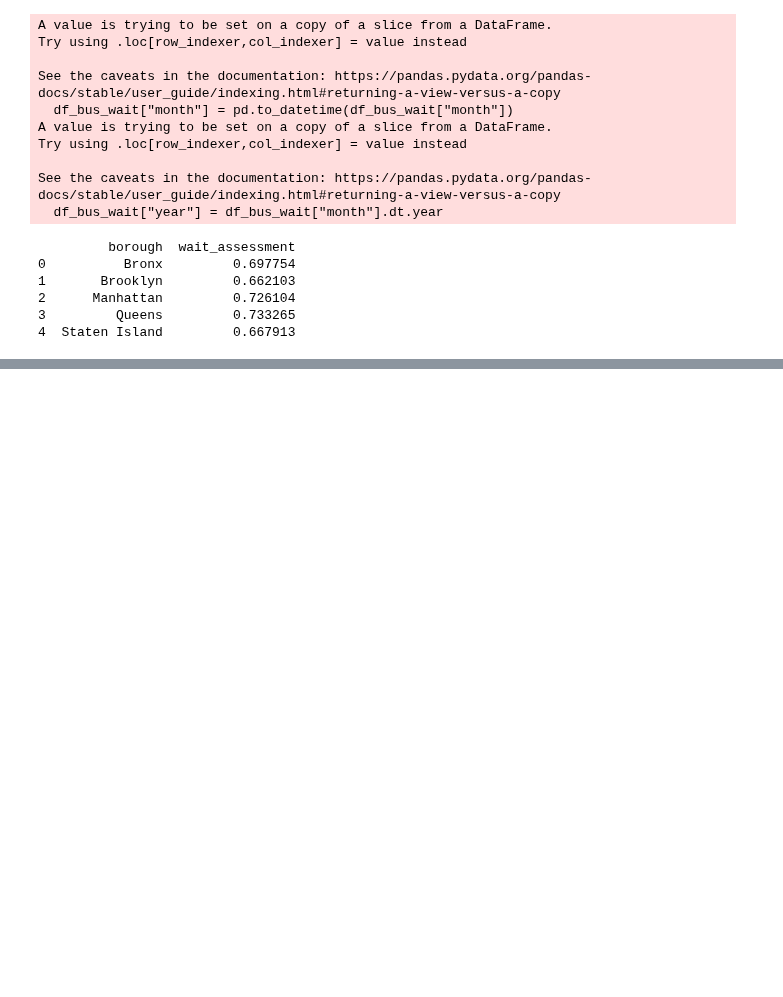
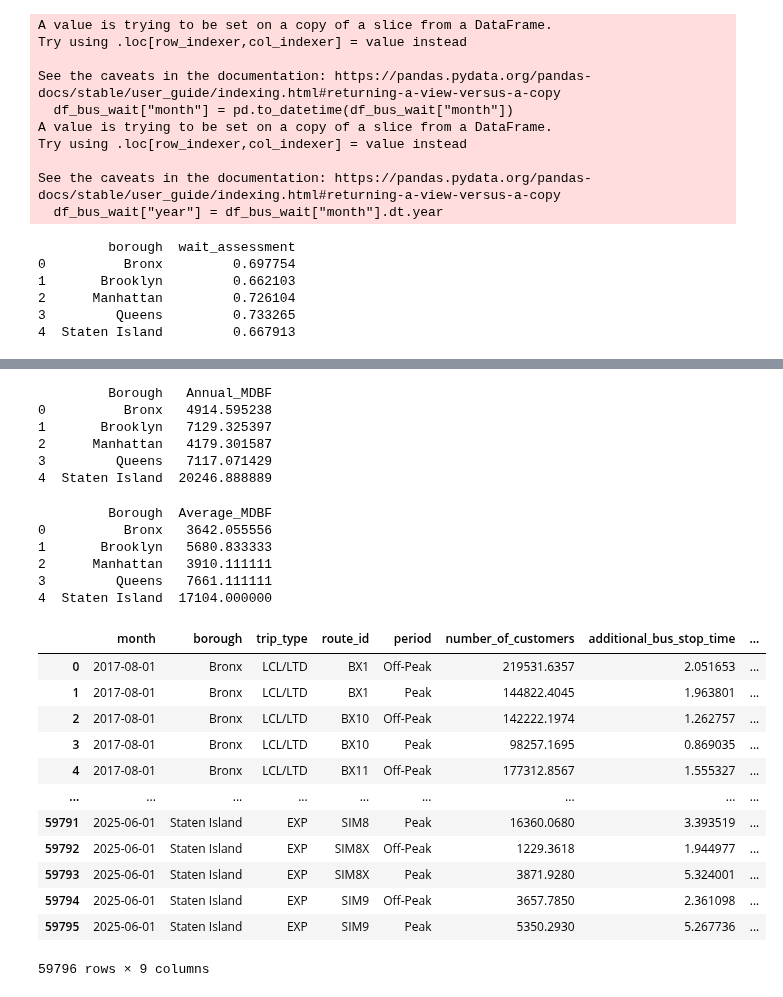
Before and after one commit to djbrown227/fare_evasion, a Jupyter notebook: notebooks/02_data_cleaning.ipynb, the cells around one changed output, grey strips where cells are left out. Drawn from its saved outputs; the diff is of its cells as text; code cells hidden in the pictures; blank space fills up the shorter version.

```diff
--- a/notebooks/02_data_cleaning.ipynb
+++ b/notebooks/02_data_cleaning.ipynb
@@ -1130,0 +1349,53 @@ print(yearly_wait_assessment)
+# %%
+import pandas as pd
+
+# ensure Month is datetime
+bus_repair_df_2015["Month"] = pd.to_datetime(bus_repair_df_2015["Month"])
+
+# extract year
+bus_repair_df_2015["year"] = bus_repair_df_2015["Month"].dt.year
+
+# group by year & borough
+borough_yearly_mdbf = (
+    bus_repair_df_2015.groupby("Borough")["Monthly MDBF"]
+    .agg(total_mdbf="sum", months="count")
+    .assign(Annual_MDBF=lambda x: x["total_mdbf"] / x["months"])
+    [["Annual_MDBF"]]
+    .reset_index()
+)
+
+print(borough_yearly_mdbf.head())
+# %% [output]
+         Borough   Annual_MDBF
+0          Bronx   4914.595238
+1       Brooklyn   7129.325397
+2      Manhattan   4179.301587
+3         Queens   7117.071429
+4  Staten Island  20246.888889
+# %%
+import pandas as pd
+
+# make sure Month is datetime
+bus_repair_df_2015["Month"] = pd.to_datetime(bus_repair_df_2015["Month"])
+bus_repair_df_2015["year"] = bus_repair_df_2015["Month"].dt.year
+
+# filter for 2024 and 2025
+df_24_25 = bus_repair_df_2015[bus_repair_df_2015["year"].between(2024, 2025)]
+
+# group by borough, sum & count months, then divide
+mdbf_24_25 = (
+    df_24_25.groupby("Borough")["Monthly MDBF"]
+    .agg(total_mdbf="sum", months="count")
+    .assign(Average_MDBF=lambda x: x["total_mdbf"] / x["months"])
+    [["Average_MDBF"]]
+    .reset_index()
+)
+
+print(mdbf_24_25)
+# %% [output]
+         Borough  Average_MDBF
+0          Bronx   3642.055556
+1       Brooklyn   5680.833333
+2      Manhattan   3910.111111
+3         Queens   7661.111111
+4  Staten Island  17104.000000
@@ -1130,0 +1411,18 @@ print(yearly_wait_assessment)
+# %%
+# Append (stack them vertically)
+df_bus_jrny = pd.concat([bus_jrny_df_2017, bus_jrny_df_2020, bus_jrny_df_2025], ignore_index=True)
+df_bus_jrny
+# %% [output]
+|  | month | borough | trip_type | route_id | period | number_of_customers | additional_bus_stop_time | ... |
+| 0 | 2017-08-01 | Bronx | LCL/LTD | BX1 | Off-Peak | 219531.6357 | 2.051653 | ... |
+| 1 | 2017-08-01 | Bronx | LCL/LTD | BX1 | Peak | 144822.4045 | 1.963801 | ... |
+| 2 | 2017-08-01 | Bronx | LCL/LTD | BX10 | Off-Peak | 142222.1974 | 1.262757 | ... |
+| 3 | 2017-08-01 | Bronx | LCL/LTD | BX10 | Peak | 98257.1695 | 0.869035 | ... |
+| 4 | 2017-08-01 | Bronx | LCL/LTD | BX11 | Off-Peak | 177312.8567 | 1.555327 | ... |
+| ... | ... | ... | ... | ... | ... | ... | ... | ... |
+| 59791 | 2025-06-01 | Staten Island | EXP | SIM8 | Peak | 16360.0680 | 3.393519 | ... |
+| 59792 | 2025-06-01 | Staten Island | EXP | SIM8X | Off-Peak | 1229.3618 | 1.944977 | ... |
+| 59793 | 2025-06-01 | Staten Island | EXP | SIM8X | Peak | 3871.9280 | 5.324001 | ... |
+| 59794 | 2025-06-01 | Staten Island | EXP | SIM9 | Off-Peak | 3657.7850 | 2.361098 | ... |
+| 59795 | 2025-06-01 | Staten Island | EXP | SIM9 | Peak | 5350.2930 | 5.267736 | ... |
+59796 rows × 9 columns
```
Also changed, not shown: parts of 19 cells of this notebook, 7 other files.
